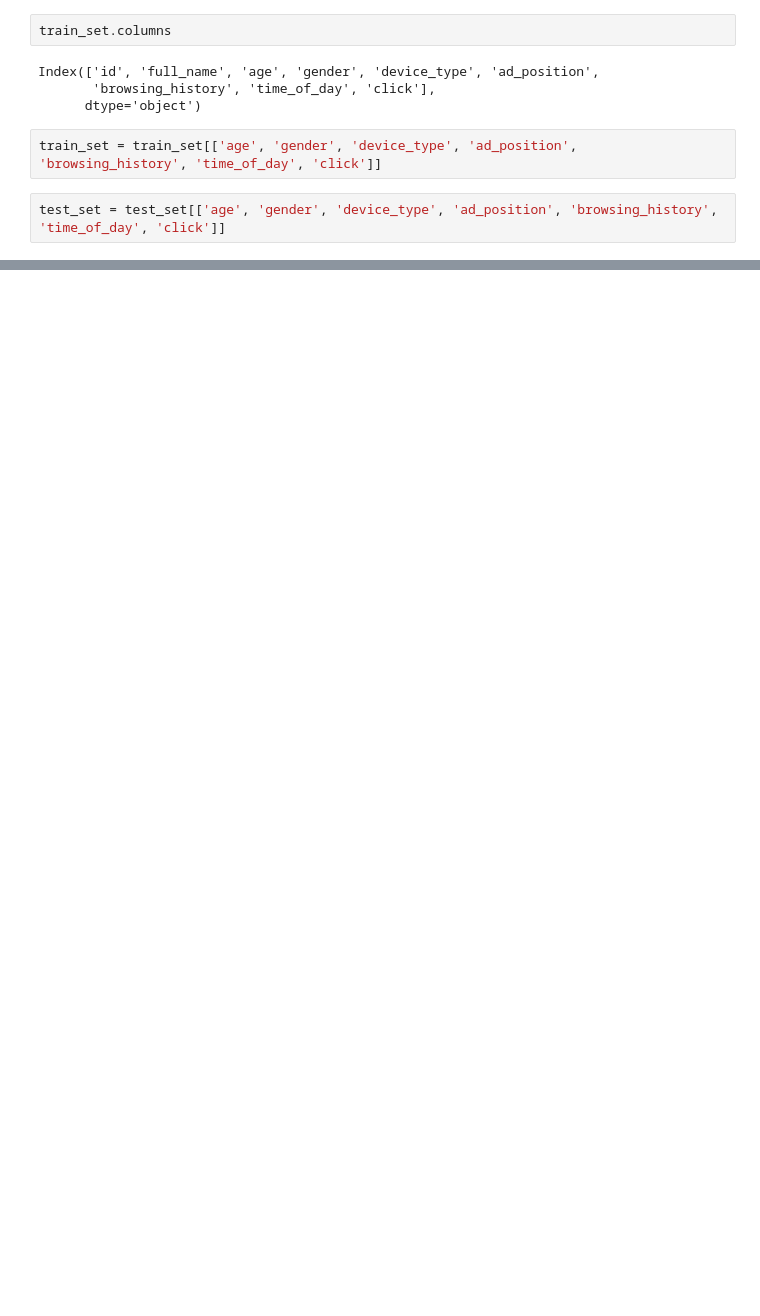
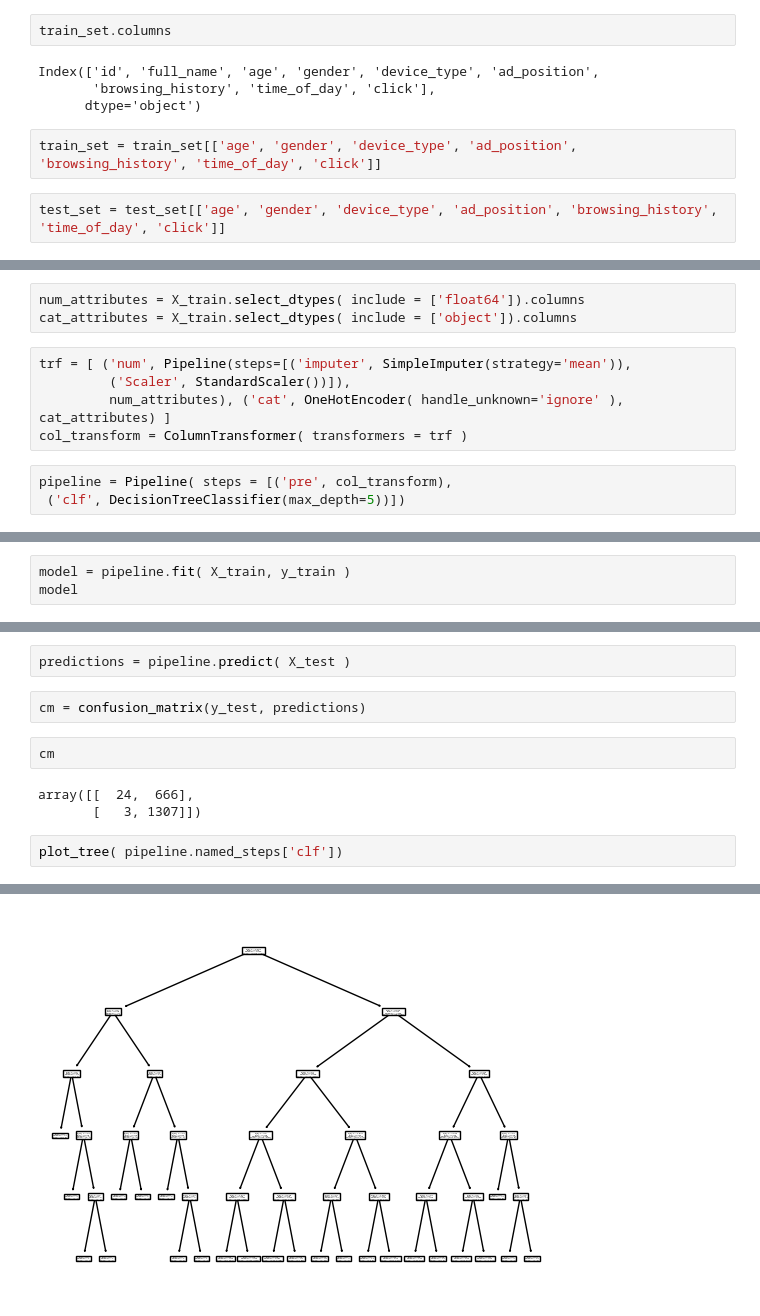
Before and after one commit to WilliamPoe/CSCI-290, a Jupyter notebook: notebooks/Decision_tree.ipynb, the cells around one changed output, grey strips where cells are left out. Cells and saved outputs as stored; diff of their text form; blank space fills up the shorter version.

```diff
--- a/notebooks/Decision_tree.ipynb
+++ b/notebooks/Decision_tree.ipynb
@@ -25,0 +37,11 @@ Y_test = test_set[['click']]
+# %%
+num_attributes = X_train.select_dtypes( include = ['float64']).columns
+cat_attributes = X_train.select_dtypes( include = ['object']).columns
+# %%
+trf = [ ('num', Pipeline(steps=[('imputer', SimpleImputer(strategy='mean')),
+         ('Scaler', StandardScaler())]),
+         num_attributes), ('cat', OneHotEncoder( handle_unknown='ignore' ), cat_attributes) ]
+col_transform = ColumnTransformer( transformers = trf )
+# %%
+pipeline = Pipeline( steps = [('pre', col_transform),
+ ('clf', DecisionTreeClassifier(max_depth=5))])
@@ -25,0 +52,3 @@ Y_test = test_set[['click']]
+# %%
+model = pipeline.fit( X_train, y_train )
+model
@@ -25,0 +69,12 @@ Y_test = test_set[['click']]
+# %%
+predictions = pipeline.predict( X_test )
+# %%
+cm = confusion_matrix(y_test, predictions)
+# %%
+cm
+# %% [output]
+array([[  24,  666],
+       [   3, 1307]])
+# %%
+plot_tree( pipeline.named_steps['clf'])
+# %% [output]
@@ -25,0 +98 @@ Y_test = test_set[['click']]
+[figure, added]
```
Also changed, not shown: parts of 7 cells of this notebook.
